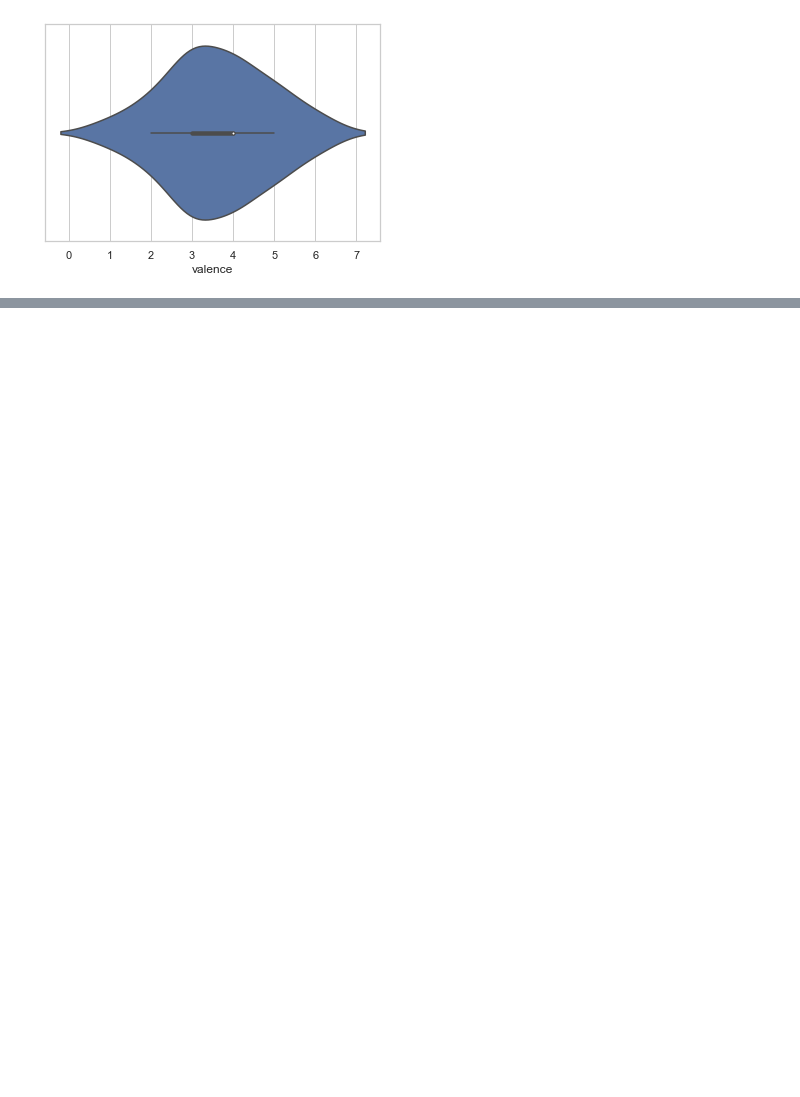
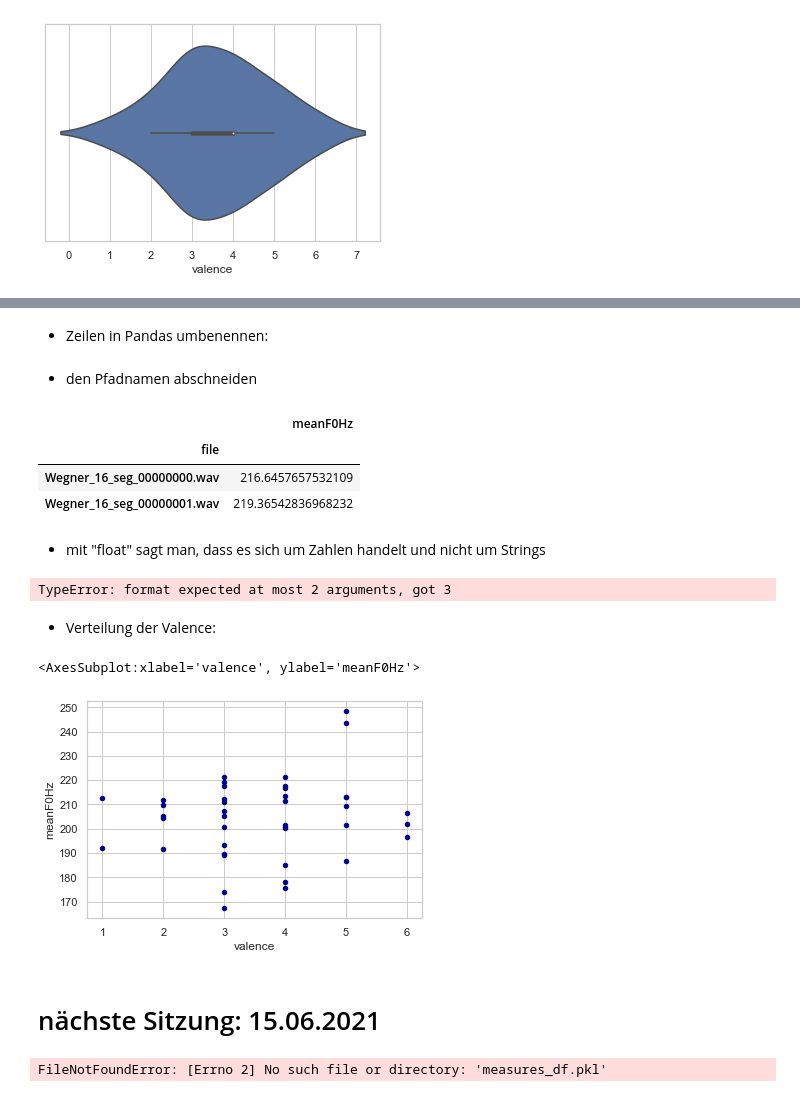
Before and after one commit to Lisa-Wegner/S_sprechstile_eigene, a Jupyter notebook: Sprechstile_eigene_Abgabe-checkpoint.ipynb, the cells around one changed output, grey strips where cells are left out. Cells and saved outputs as stored; diff of their text form; code cells hidden in the pictures; blank space fills up the shorter version.

```diff
--- a/Sprechstile_eigene_Abgabe-checkpoint.ipynb
+++ b/Sprechstile_eigene_Abgabe-checkpoint.ipynb
@@ -147,0 +191,44 @@ ax=sns.violinplot(x=df.valence)
+# %% [markdown]
+* Zeilen in Pandas umbenennen:
+# %%
+def norm_df(df):
+    df = df.rename(columns={'voiceID':'file'})
+    df = df.set_index('file')
+    df.index = df.index.to_series().apply(lambda x: os.path.basename(x))
+    return df
+# %% [markdown]
+* den Pfadnamen abschneiden
+# %%
+df_f0 = norm_df(df_f0)
+# %%
+df_f0.head(2)
+# %% [output]
+|  | meanF0Hz |
+| file |  |
+| Wegner_16_seg_00000000.wav | 216.6457657532109 |
+| Wegner_16_seg_00000001.wav | 219.36542836968232 |
+# %%
+df = df.join(df_f0)
+# kann nur einmal ausgeführt werden, sonst erscheint eine Fehlermeldung
+# %% [markdown]
+* mit "float" sagt man, dass es sich um Zahlen handelt und nicht um Strings
+# %%
+df['meanF0Hz'] = df['meanF0Hz'].astype(float)
+# %%
+print('valence df: {}, f0 df: {}, combined: {}', format(df.shape[0], df_f0.shape[0], df.shape[0]))
+# %% [output]
+TypeError: format expected at most 2 arguments, got 3
+# %% [markdown]
+* Verteilung der Valence:
+# %%
+df.plot.scatter(y='meanF0Hz', x='valence', c='DarkBlue')
+# %% [output]
+<AxesSubplot:xlabel='valence', ylabel='meanF0Hz'>
+[figure, added]
+# %% [markdown]
+# nächste Sitzung: 15.06.2021
+# %%
+measures_df = pd.read_pickle('measures_df.pkl')
+# muss vorher im anderen dokumet als measures_df.pkl definiert bzw benannt werden
+# %% [output]
+FileNotFoundError: [Errno 2] No such file or directory: 'measures_df.pkl'
```
Also changed, not shown: parts of 26 cells of this notebook.
